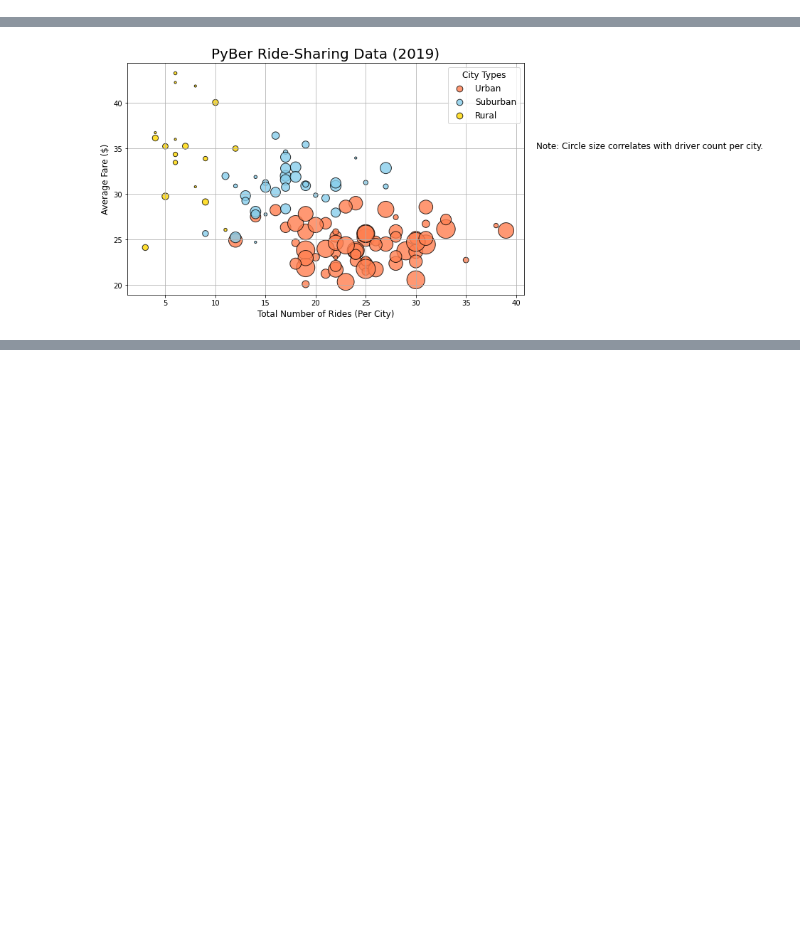
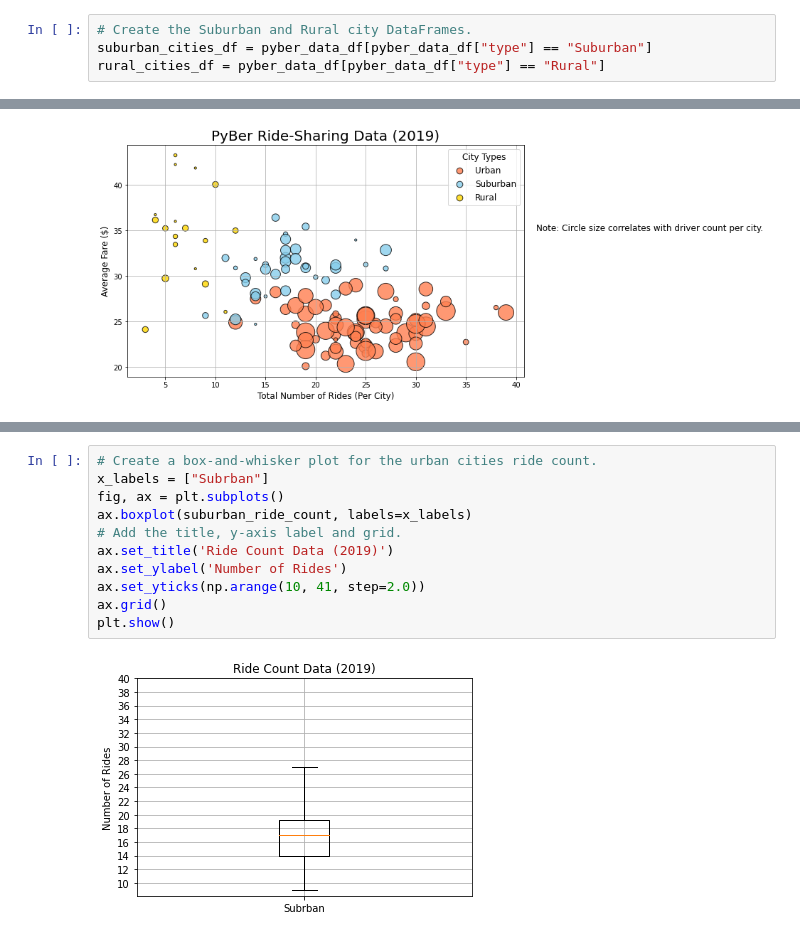
Before and after one commit to Hamza97anh/PyBer_Analysis, a Jupyter notebook: PyBer.ipynb, the cells around one changed output, grey strips where cells are left out. Cells and saved outputs as stored; diff of their text form; blank space fills up the shorter version.

```diff
--- a/PyBer.ipynb
+++ b/PyBer.ipynb
@@ -134,6 +145,10 @@ Carriemouth        52.0
 Christopherfurt    41.0
 Deanville          49.0
 Name: driver_count, dtype: float64
+# %%
+# Create the Suburban and Rural city DataFrames.
+suburban_cities_df = pyber_data_df[pyber_data_df["type"] == "Suburban"]
+rural_cities_df = pyber_data_df[pyber_data_df["type"] == "Rural"]
 # %%
 # Create the suburban and rural ride count.
 suburban_ride_count = suburban_cities_df.groupby(["city"]).count()["ride_id"]
@@ -277,0 +603,13 @@ plt.show()
+# %%
+# Create a box-and-whisker plot for the urban cities ride count.
+x_labels = ["Subrban"]
+fig, ax = plt.subplots()
+ax.boxplot(suburban_ride_count, labels=x_labels)
+# Add the title, y-axis label and grid.
+ax.set_title('Ride Count Data (2019)')
+ax.set_ylabel('Number of Rides')
+ax.set_yticks(np.arange(10, 41, step=2.0))
+ax.grid()
+plt.show()
+# %% [output]
+[figure, added]
```
Also changed, not shown: parts of 41 cells of this notebook, 3 other files.
